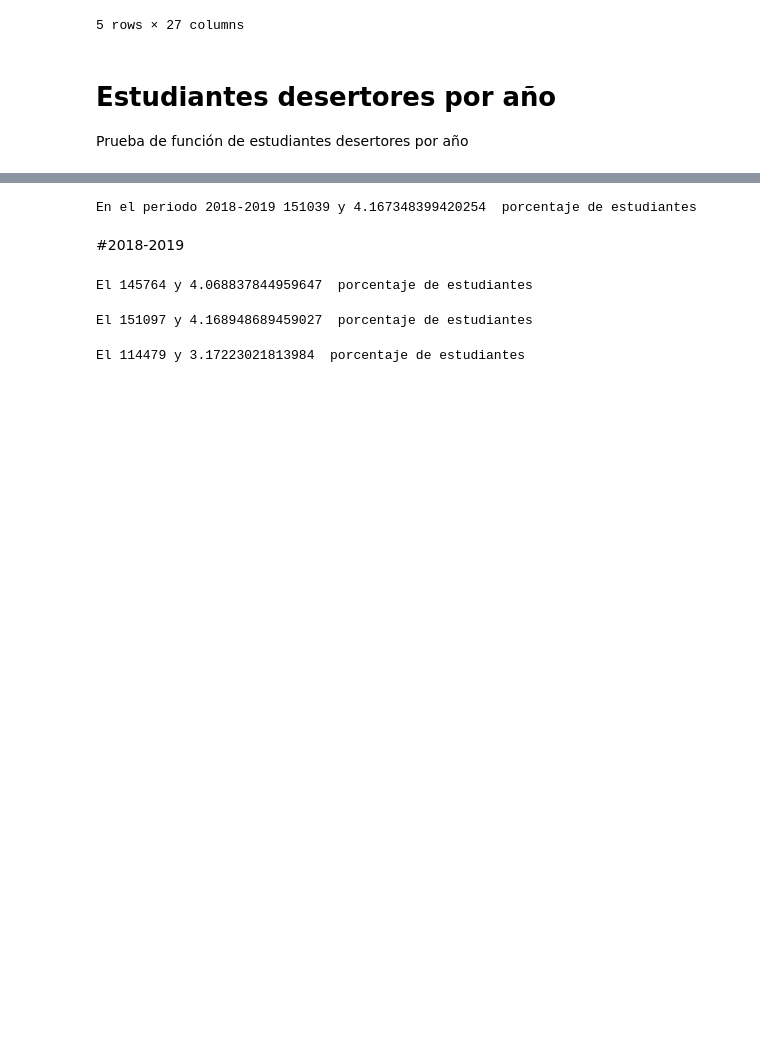
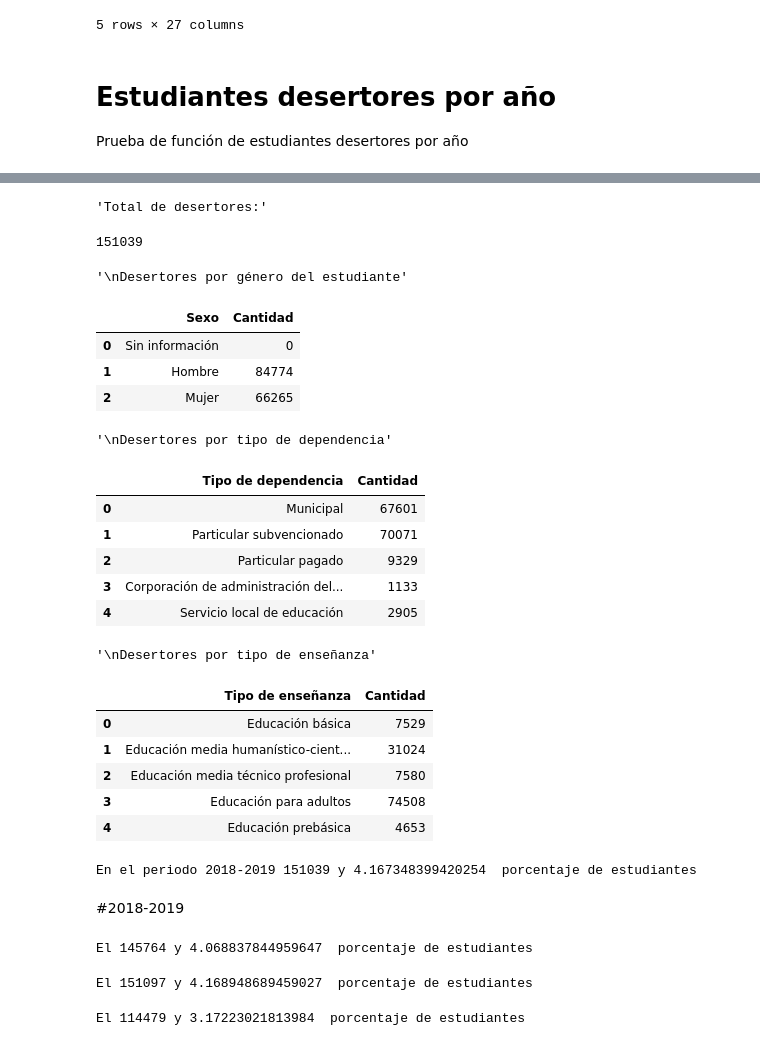
Before and after one commit to davidlealo/diplomadodatascienceuc2023, a Jupyter notebook: 02_entrega/entrega2.ipynb, the cells around one changed output, grey strips where cells are left out. Drawn from its saved outputs; the diff is of its cells as text; code cells hidden in the pictures; blank space fills up the shorter version.

Commit message:
función tercera versión y dataframes

```diff
--- a/02_entrega/entrega2.ipynb
+++ b/02_entrega/entrega2.ipynb
@@ -549,3 +549,19 @@ def identificar_desertores2(df_anterior, df_actual):
 
     # Devolver el resultado como DataFrame de Pandas
     return desertores
+# %%
+# Tercera versión de función estudiantes desertores
+
+
+def identificar_desertores3(df_anterior, df_posterior):
+    # Filtrar los estudiantes que no son prebásica o de educación para adultos
+    desertores = df_anterior[(df_anterior['COD_ENSE2'].isin([1, 6, 8]))]
+
+    # Filtrar los estudiantes que tienen un código de grado inferior a 4 medio
+    desertores = df_anterior[~((df_anterior['COD_GRADO'] == 4) & (df_anterior['COD_ENSE2'].isin([5, 7]))) & ~(df_anterior['COD_GRADO'] > 9)]
+
+    # Verificar si los estudiantes están presentes en el archivo actual
+    desertores = desertores[~desertores['MRUN'].isin(df_posterior['MRUN'].unique())]
+
+    # Devolver el resultado como DataFrame de Pandas
+    return desertores
@@ -552,3 +705,57 @@ def identificar_desertores2(df_anterior, df_actual):
+# %%
+# Crear dataframes vacíos
+df_genero = pd.DataFrame()
+df_tipo_dependencia = pd.DataFrame()
+df_tipo_ensenanza = pd.DataFrame()
+df_tipo_ensenanza_genero = pd.DataFrame()
+df_tipo_ensenanza_dependencia = pd.DataFrame()
+
+# Llenar dataframes
+df_genero['Sexo'] = ['Sin información', 'Hombre', 'Mujer']
+df_genero['Cantidad'] = [((desertores_2018_2019['GEN_ALU'] == 0).sum()),
+                          ((desertores_2018_2019['GEN_ALU'] == 1).sum()),
+                          ((desertores_2018_2019['GEN_ALU'] == 2).sum())]
+
+df_tipo_dependencia['Tipo de dependencia'] = ['Municipal', 'Particular subvencionado', 'Particular pagado', 'Corporación de administración delegada', 'Servicio local de educación']
+df_tipo_dependencia['Cantidad'] = [((desertores_2018_2019['COD_DEPE2'] == i).sum()) for i in range(1, 6)]
+
+df_tipo_ensenanza['Tipo de enseñanza'] = ['Educación básica', 'Educación media humanístico-científica', 'Educación media técnico profesional', 'Educación para adultos', 'Educación prebásica']
+df_tipo_ensenanza['Cantidad'] = [((desertores_2018_2019['COD_ENSE2'] == i).sum()) for i in [1, 2, 3, 6, 8]]
+
+# ... Repite el procedimiento para los otros dataframes ...
+
+# Imprimir dataframes
+display("Total de desertores:", len(desertores_2018_2019))
+display("\nDesertores por género del estudiante")
+display(df_genero)
+display("\nDesertores por tipo de dependencia")
+display(df_tipo_dependencia)
+display("\nDesertores por tipo de enseñanza")
+display(df_tipo_ensenanza)
+
+# ... Repite el procedimiento para los otros dataframes ...
+# %% [output]
+'Total de desertores:'
+151039
+'\nDesertores por género del estudiante'
+|  | Sexo | Cantidad |
+| 0 | Sin información | 0 |
+| 1 | Hombre | 84774 |
+| 2 | Mujer | 66265 |
+'\nDesertores por tipo de dependencia'
+|  | Tipo de dependencia | Cantidad |
+| 0 | Municipal | 67601 |
+| 1 | Particular subvencionado | 70071 |
+| 2 | Particular pagado | 9329 |
+| 3 | Corporación de administración del... | 1133 |
+| 4 | Servicio local de educación | 2905 |
+'\nDesertores por tipo de enseñanza'
+|  | Tipo de enseñanza | Cantidad |
+| 0 | Educación básica | 7529 |
+| 1 | Educación media humanístico-cient... | 31024 |
+| 2 | Educación media técnico profesional | 7580 |
+| 3 | Educación para adultos | 74508 |
+| 4 | Educación prebásica | 4653 |
 # %%
 # Comparación 2018-2019
 
```
Also changed, not shown: parts of 7 cells of this notebook.
